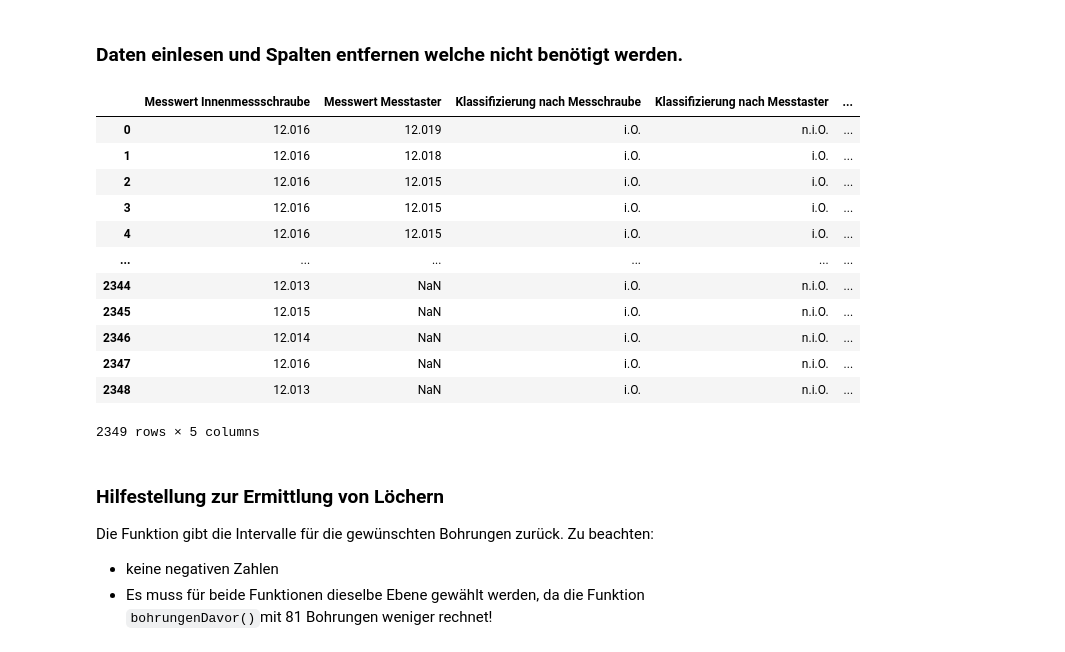
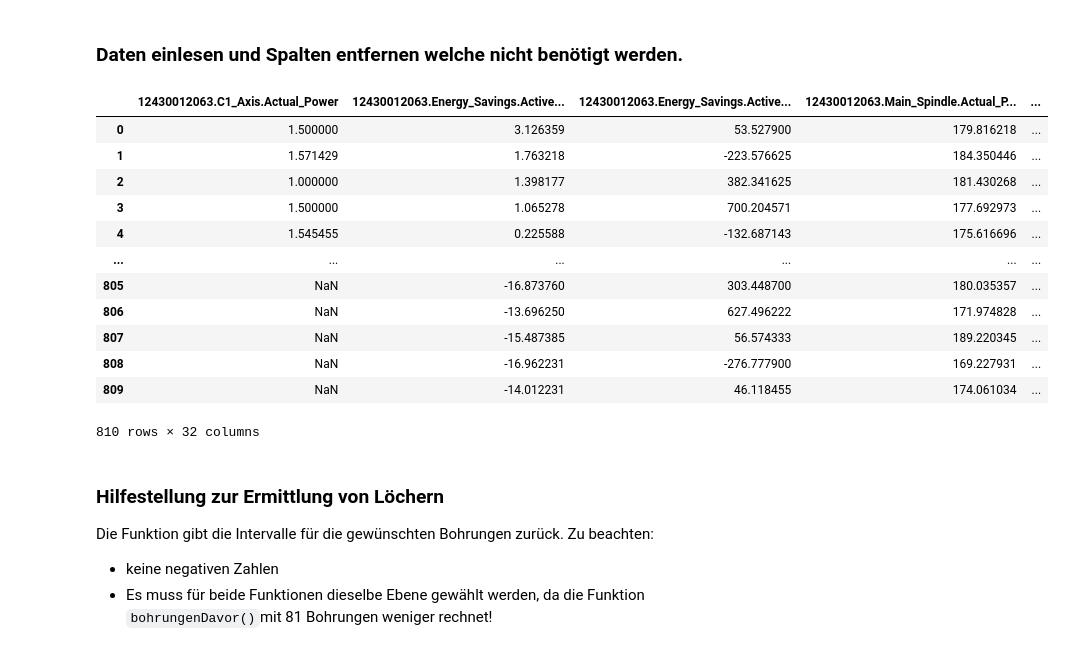
Before and after one commit to Xavubil/master_project_machine_learning, a Jupyter notebook: data_exploration/Data Preparation + ML.ipynb, the cells around one changed output. Saved outputs shown, nothing was run; the diff lists cells and outputs as text; code cells hidden in the pictures.

```diff
--- a/data_exploration/Data Preparation + ML.ipynb
+++ b/data_exploration/Data Preparation + ML.ipynb
@@ -28,20 +22,23 @@ messergebnisse_daten = messergebnisse_daten.rename(columns={'Messwert Innenmesss
-# %%
-messergebnisse_daten = messergebnisse_daten.drop(columns=['Unnamed: 6', 'Bezeichnung Bohrung'])
-messergebnisse_daten
-# %% [output]
-|  | Messwert Innenmessschraube | Messwert Messtaster | Klassifizierung nach Messchraube | Klassifizierung nach Messtaster | ... |
-| 0 | 12.016 | 12.019 | i.O. | n.i.O. | ... |
-| 1 | 12.016 | 12.018 | i.O. | i.O. | ... |
-| 2 | 12.016 | 12.015 | i.O. | i.O. | ... |
-| 3 | 12.016 | 12.015 | i.O. | i.O. | ... |
-| 4 | 12.016 | 12.015 | i.O. | i.O. | ... |
-| ... | ... | ... | ... | ... | ... |
-| 2344 | 12.013 | NaN | i.O. | n.i.O. | ... |
-| 2345 | 12.015 | NaN | i.O. | n.i.O. | ... |
-| 2346 | 12.014 | NaN | i.O. | n.i.O. | ... |
-| 2347 | 12.016 | NaN | i.O. | n.i.O. | ... |
-| 2348 | 12.013 | NaN | i.O. | n.i.O. | ... |
-2349 rows × 5 columns
+# %%
+reib_daten = pd.read_csv('allLabeled.csv')
+#messergebnisse_daten = messergebnisse_daten.drop(columns=['Unnamed: 6', 'Bezeichnung Bohrung'])
+reib_daten = reib_daten.drop(columns=['Unnamed: 0', 'Unnamed: 0.1', 'Messschraube', 'Messtaster', 'Grenzlehrdorn'])
+# %%
+reib_daten
+# %% [output]
+|  | 12430012063.C1_Axis.Actual_Power | 12430012063.Energy_Savings.Active... | 12430012063.Energy_Savings.Active... | 12430012063.Main_Spindle.Actual_P... | ... |
+| 0 | 1.500000 | 3.126359 | 53.527900 | 179.816218 | ... |
+| 1 | 1.571429 | 1.763218 | -223.576625 | 184.350446 | ... |
+| 2 | 1.000000 | 1.398177 | 382.341625 | 181.430268 | ... |
+| 3 | 1.500000 | 1.065278 | 700.204571 | 177.692973 | ... |
+| 4 | 1.545455 | 0.225588 | -132.687143 | 175.616696 | ... |
+| ... | ... | ... | ... | ... | ... |
+| 805 | NaN | -16.873760 | 303.448700 | 180.035357 | ... |
+| 806 | NaN | -13.696250 | 627.496222 | 171.974828 | ... |
+| 807 | NaN | -15.487385 | 56.574333 | 189.220345 | ... |
+| 808 | NaN | -16.962231 | -276.777900 | 169.227931 | ... |
+| 809 | NaN | -14.012231 | 46.118455 | 174.061034 | ... |
+810 rows × 32 columns
 # %% [markdown]
 ### Hilfestellung zur Ermittlung von Löchern
 Die Funktion gibt die Intervalle für die gewünschten Bohrungen zurück. Zu beachten:
```
Also changed, not shown: parts of 29 cells of this notebook, 5 other files.
